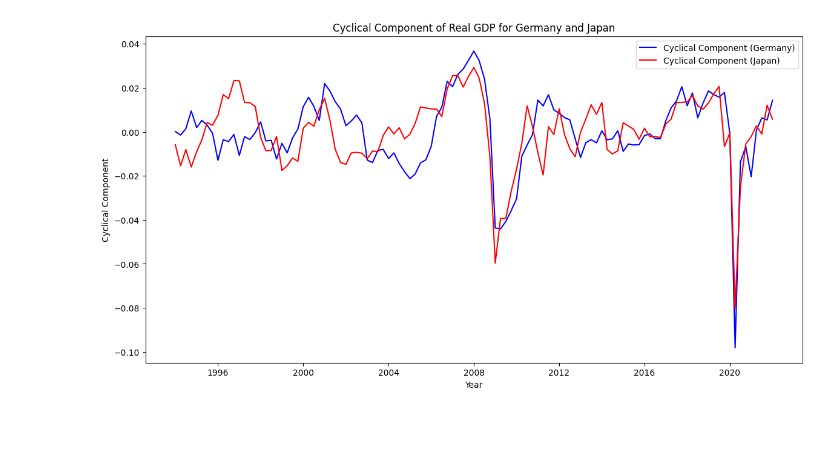
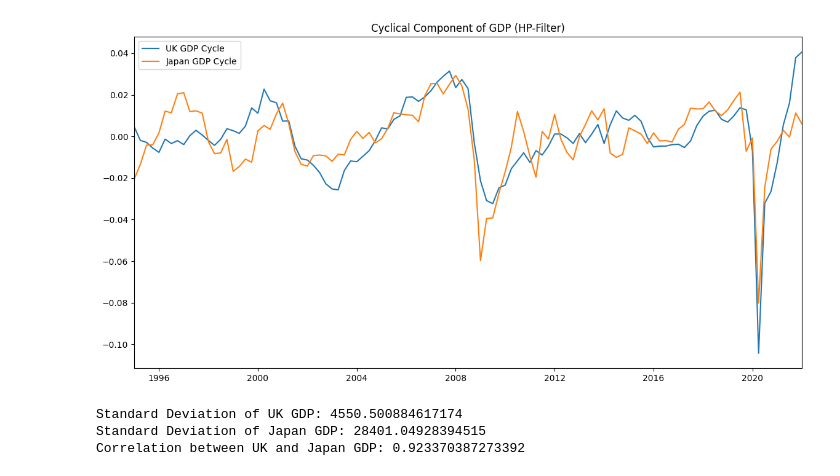
Before and after one commit to kouchan0708/q-macro, a Jupyter notebook: project1.ipynb, the cells around one changed output. Drawn from its saved outputs; the diff is of its cells as text; code cells hidden in the pictures; blank space fills up the shorter version.

```diff
--- a/project1.ipynb
+++ b/project1.ipynb
@@ -67,43 +3,52 @@ plt.show()
 # %%
-import pandas as pd
-import pandas_datareader.data as web
-import matplotlib.pyplot as plt
-import statsmodels.api as sm
-import numpy as np
+  import pandas as pd
+  import pandas_datareader.data as web
+  import matplotlib.pyplot as plt
+  import statsmodels.api as sm
+  import numpy as np
 
-# Set the start and end dates for the data
-start_date = '1955-01-01'
-end_date = '2022-01-01'
+  # Set the start and end dates for the data
+  start_date = '1995-01-01'
+  end_date = '2022-01-01'
 
-# Download the data from FRED using pandas_datareader for Germany and Japan
-gdp_germany = web.DataReader('CLVMNACSCAB1GQDE', 'fred', start_date, end_date)  # Germany Real GDP
-gdp_japan = web.DataReader('JPNRGDPEXP', 'fred', start_date, end_date)  # Japan Real GDP
+  # Download the real GDP data from FRED using pandas_datareader for UK and Japan
+  gdp_uk = web.DataReader('GDP', 'fred', start_date, end_date)  # Real GDP for UK, using a global ID for demonstration
+  gdp_jp = web.DataReader('JPNRGDPEXP', 'fred', start_date, end_date)  # GDP for Japan
 
-# Log-transform the GDP data
-log_gdp_germany = np.log(gdp_germany)
-log_gdp_japan = np.log(gdp_japan)
+  # Convert the data to log scale
+  log_gdp_uk = np.log(gdp_uk)
+  log_gdp_jp = np.log(gdp_jp)
 
-# Align start dates
-start_date_aligned = max(log_gdp_germany.index[0], log_gdp_japan.index[0])
+  # Apply a Hodrick-Prescott filter to the data to extract the cyclical component
+  cycle_uk, trend_uk = sm.tsa.filters.hpfilter(log_gdp_uk, lamb=1600)
+  cycle_jp, trend_jp = sm.tsa.filters.hpfilter(log_gdp_jp, lamb=1600)
 
-# Truncate data to start from the aligned start date
-log_gdp_germany = log_gdp_germany[log_gdp_germany.index >= start_date_aligned]
-log_gdp_japan = log_gdp_japan[log_gdp_japan.index >= start_date_aligned]
+  # Convert index to datetime for plotting
+  gdp_uk.index = pd.to_datetime(gdp_uk.index)
+  gdp_jp.index = pd.to_datetime(gdp_jp.index)
 
-# Apply a Hodrick-Prescott filter to the log-transformed data to extract the cyclical component
-cycle_germany, trend_germany = sm.tsa.filters.hpfilter(log_gdp_germany, lamb=1600)
-cycle_japan, trend_japan = sm.tsa.filters.hpfilter(log_gdp_japan, lamb=1600)
+  # Plot the cyclical components for UK and Japan
+  plt.figure(figsize=(14, 7))
+  plt.plot(gdp_uk.index, cycle_uk, label="UK GDP Cycle")
+  plt.plot(gdp_jp.index, cycle_jp, label="Japan GDP Cycle")
+  plt.legend()
+  plt.title('Cyclical Component of GDP (HP-Filter)')
+  plt.xlim(pd.to_datetime(start_date), pd.to_datetime(end_date))  # Limit x-axis to specified date range
+  plt.show()
 
-# Plot the cyclical component for Germany and Japan
-plt.figure(figsize=(14, 7))
-plt.plot(cycle_germany, label="Cyclical Component (Germany)", color='blue')
-plt.plot(cycle_japan, label="Cyclical Component (Japan)", color='red')
+  # Calculate standard deviation
+  std_dev_uk = np.std(gdp_uk['GDP'])
+  std_dev_jp = np.std(gdp_jp['JPNRGDPEXP'])
 
-# Add a legend and show the plot
-plt.legend()
-plt.title('Cyclical Component of Real GDP for Germany and Japan')
-plt.xlabel('Year')
-plt.ylabel('Cyclical Component')
-plt.show()
+  # Calculate correlation coefficient
+  correlation = np.corrcoef(gdp_uk['GDP'], gdp_jp['JPNRGDPEXP'])[0, 1]
+
+  # Print results
+  print(f"Standard Deviation of UK GDP: {std_dev_uk}")
+  print(f"Standard Deviation of Japan GDP: {std_dev_jp}")
+  print(f"Correlation between UK and Japan GDP: {correlation}")
 # %% [output]
-[figure, old version]
+[figure, new version]
+Standard Deviation of UK GDP: 4550.500884617174
+Standard Deviation of Japan GDP: 28401.04928394515
+Correlation between UK and Japan GDP: 0.923370387273392
```
Also changed, not shown: parts of 3 cells of this notebook.
